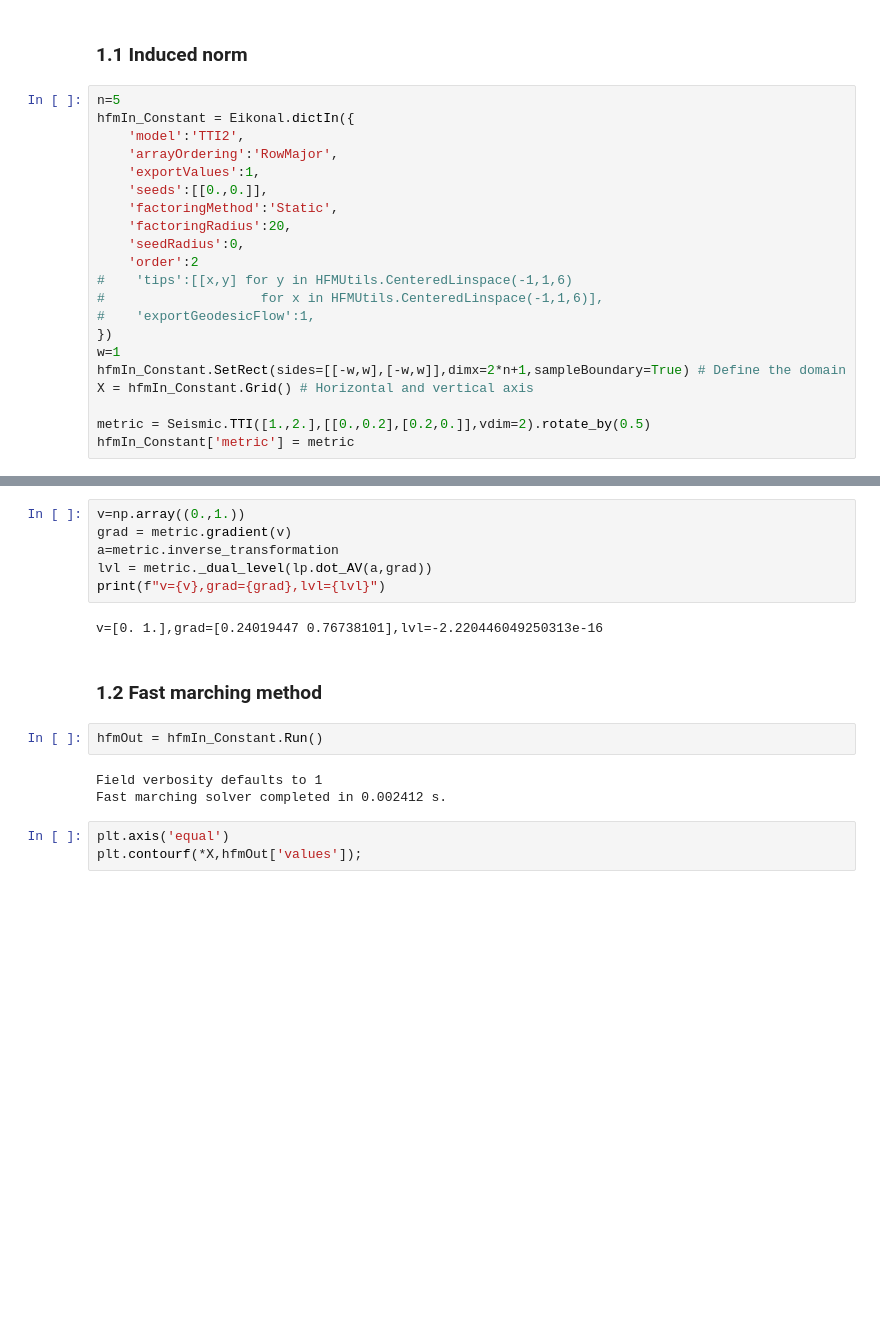
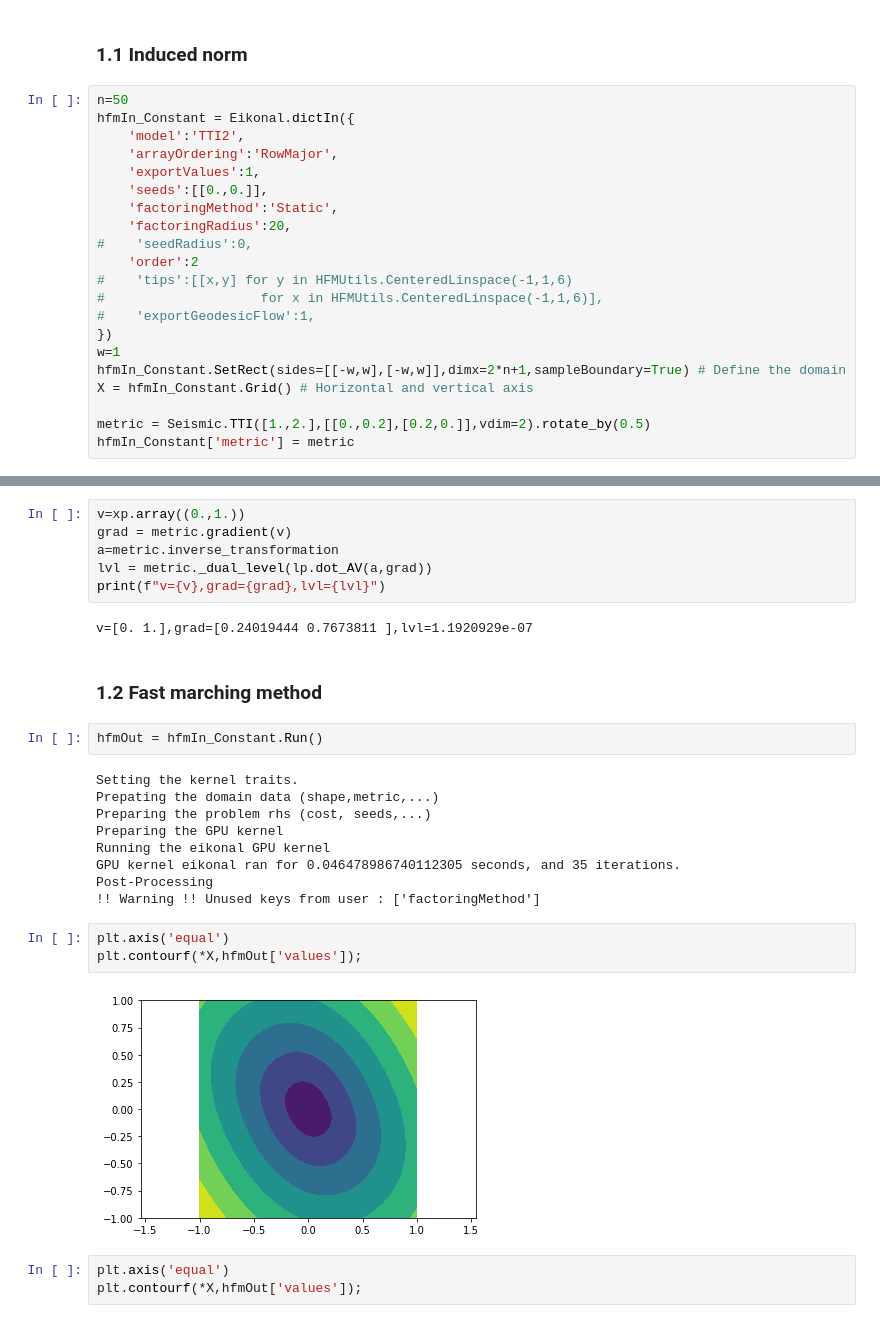
Before and after one commit to gbonnet1/AdaptiveGridDiscretizations, a Jupyter notebook: Notebooks_FMM/InPreparation/TTI.ipynb, the cells around one changed output, grey strips where cells are left out. Saved outputs shown, nothing was run; the diff lists cells and outputs as text; blank space fills up the shorter version.

```diff
--- a/Notebooks_FMM/InPreparation/TTI.ipynb
+++ b/Notebooks_FMM/InPreparation/TTI.ipynb
@@ -58,7 +63,7 @@ def ReloadPackages():
 # %% [markdown]
 ### 1.1 Induced norm
 # %%
-n=5
+n=50
 hfmIn_Constant = Eikonal.dictIn({
     'model':'TTI2',
     'arrayOrdering':'RowMajor',
@@ -66,7 +71,7 @@ hfmIn_Constant = Eikonal.dictIn({
     'seeds':[[0.,0.]],
     'factoringMethod':'Static',
     'factoringRadius':20,
-    'seedRadius':0,
+#    'seedRadius':0,
     'order':2
 #    'tips':[[x,y] for y in HFMUtils.CenteredLinspace(-1,1,6)
 #                    for x in HFMUtils.CenteredLinspace(-1,1,6)],
@@ -87,18 +92,29 @@ plt.contour(*X,metric.norm(X))
 # %%
-v=np.array((0.,1.))
+v=xp.array((0.,1.))
 grad = metric.gradient(v)
 a=metric.inverse_transformation
 lvl = metric._dual_level(lp.dot_AV(a,grad))
 print(f"v={v},grad={grad},lvl={lvl}")
 # %% [output]
-v=[0. 1.],grad=[0.24019447 0.76738101],lvl=-2.220446049250313e-16
+v=[0. 1.],grad=[0.24019444 0.7673811 ],lvl=1.1920929e-07
 # %% [markdown]
 ### 1.2 Fast marching method
 # %%
 hfmOut = hfmIn_Constant.Run()
 # %% [output]
-Field verbosity defaults to 1
-Fast marching solver completed in 0.002412 s.
+Setting the kernel traits.
+Prepating the domain data (shape,metric,...)
+Preparing the problem rhs (cost, seeds,...)
+Preparing the GPU kernel
+Running the eikonal GPU kernel
+GPU kernel eikonal ran for 0.046478986740112305 seconds, and 35 iterations.
+Post-Processing
+!! Warning !! Unused keys from user : ['factoringMethod']
+# %%
+plt.axis('equal')
+plt.contourf(*X,hfmOut['values']);
+# %% [output]
+[figure, added]
 # %%
 plt.axis('equal')
 plt.contourf(*X,hfmOut['values']);
```
Also changed, not shown: parts of 2 cells of this notebook, 1 other file.
